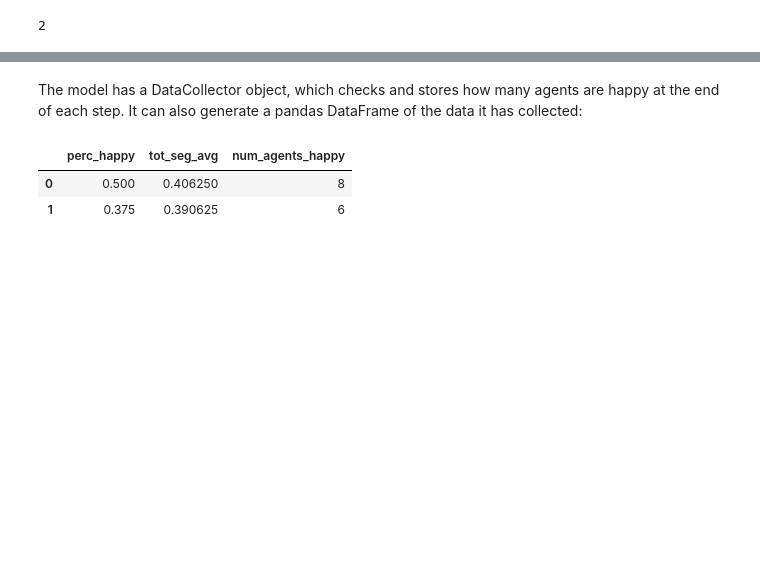
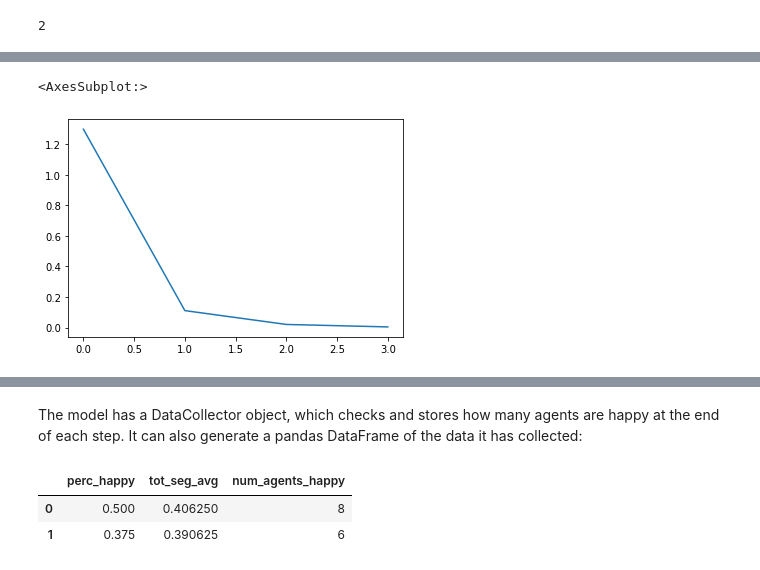
Before and after one commit to matteo-Donofrio-unipi/GEOSPA, a Jupyter notebook: schelling_model2.ipynb, the cells around one changed output, grey strips where cells are left out. Drawn from its saved outputs; the diff is of its cells as text; code cells hidden in the pictures; blank space fills up the shorter version.

```diff
--- a/schelling_model2.ipynb
+++ b/schelling_model2.ipynb
@@ -173,0 +80,5 @@ model.grid.grid[0]
+# %%
+r['elapsed_step_time'].plot()
+# %% [output]
+<AxesSubplot:>
+[figure, added]
```
Also changed, not shown: parts of 24 cells of this notebook, 1 other file.
